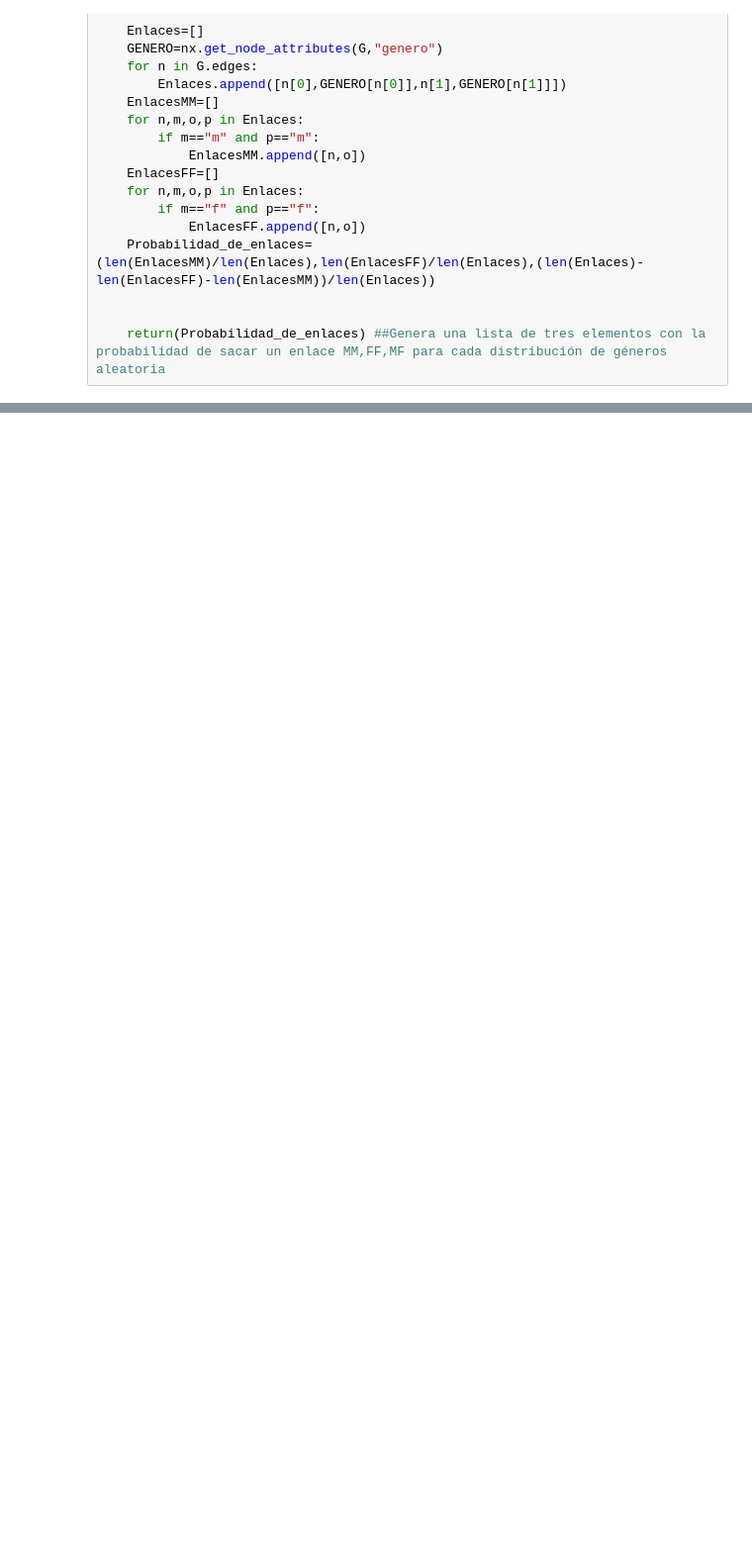
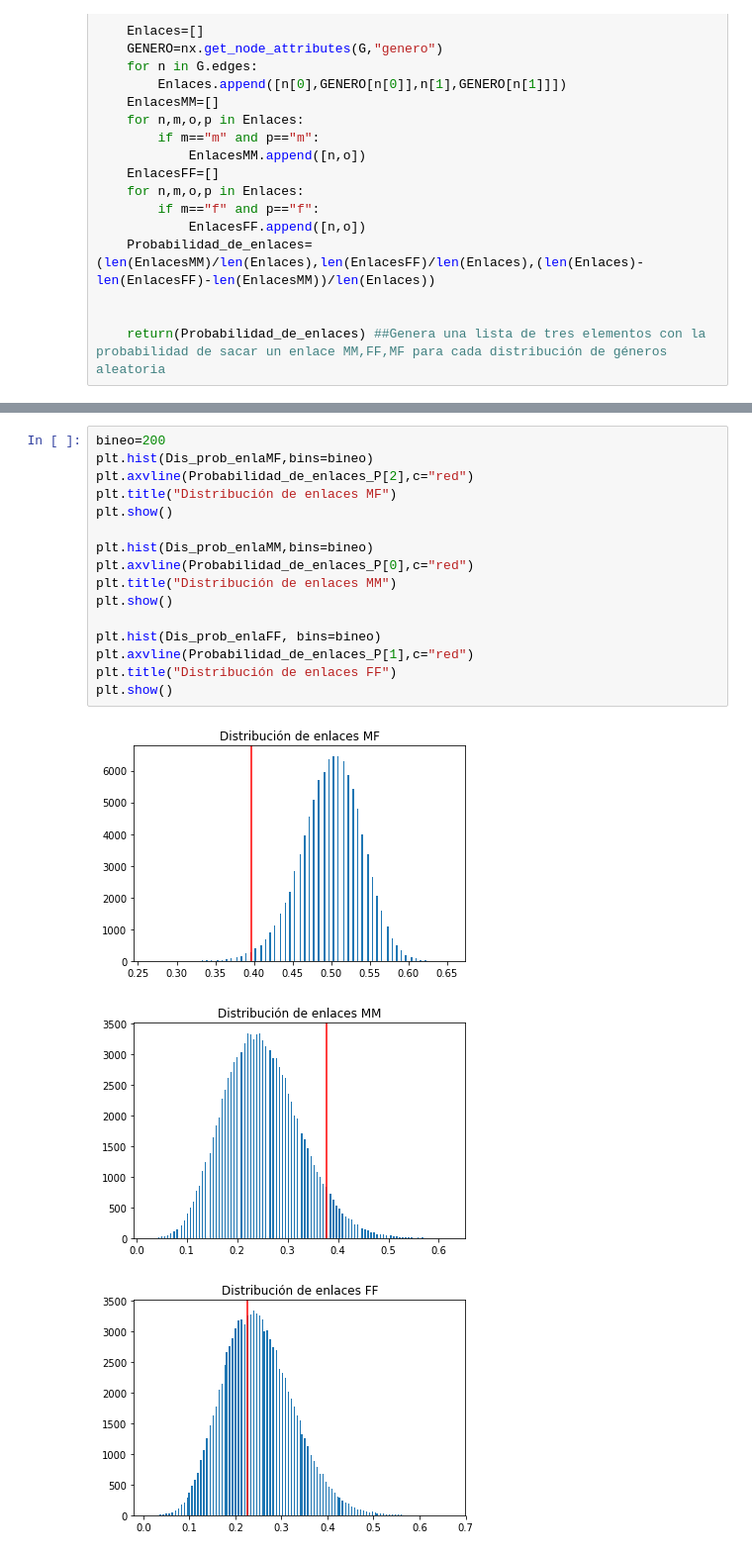
Before and after one commit to vms10/redestcs, a Jupyter notebook: Ejercicio2.ipynb, the cells around one changed output, grey strips where cells are left out. Shown: that part at 99% size. Saved outputs shown, nothing was run; the diff lists cells and outputs as text; blank space fills up the shorter version.

```diff
--- a/Ejercicio2.ipynb
+++ b/Ejercicio2.ipynb
@@ -115,4 +115,24 @@ for q in range(0,1000):
     Dis_prob_enlaMM.append(Genero_al_azar(F)[0])
     Dis_prob_enlaFF.append(Genero_al_azar(F)[1])
     Dis_prob_enlaMF.append(Genero_al_azar(F)[2])
+# %%
+bineo=200
+plt.hist(Dis_prob_enlaMF,bins=bineo)
+plt.axvline(Probabilidad_de_enlaces_P[2],c="red")
+plt.title("Distribución de enlaces MF")
+plt.show()
+
+plt.hist(Dis_prob_enlaMM,bins=bineo)
+plt.axvline(Probabilidad_de_enlaces_P[0],c="red")
+plt.title("Distribución de enlaces MM")
+plt.show()
+
+plt.hist(Dis_prob_enlaFF, bins=bineo)
+plt.axvline(Probabilidad_de_enlaces_P[1],c="red")
+plt.title("Distribución de enlaces FF")
+plt.show()
+# %% [output]
+[figure, added]
+[figure, added]
+[figure, added]
 # %%
```
Also changed, not shown: parts of 7 cells of this notebook.
